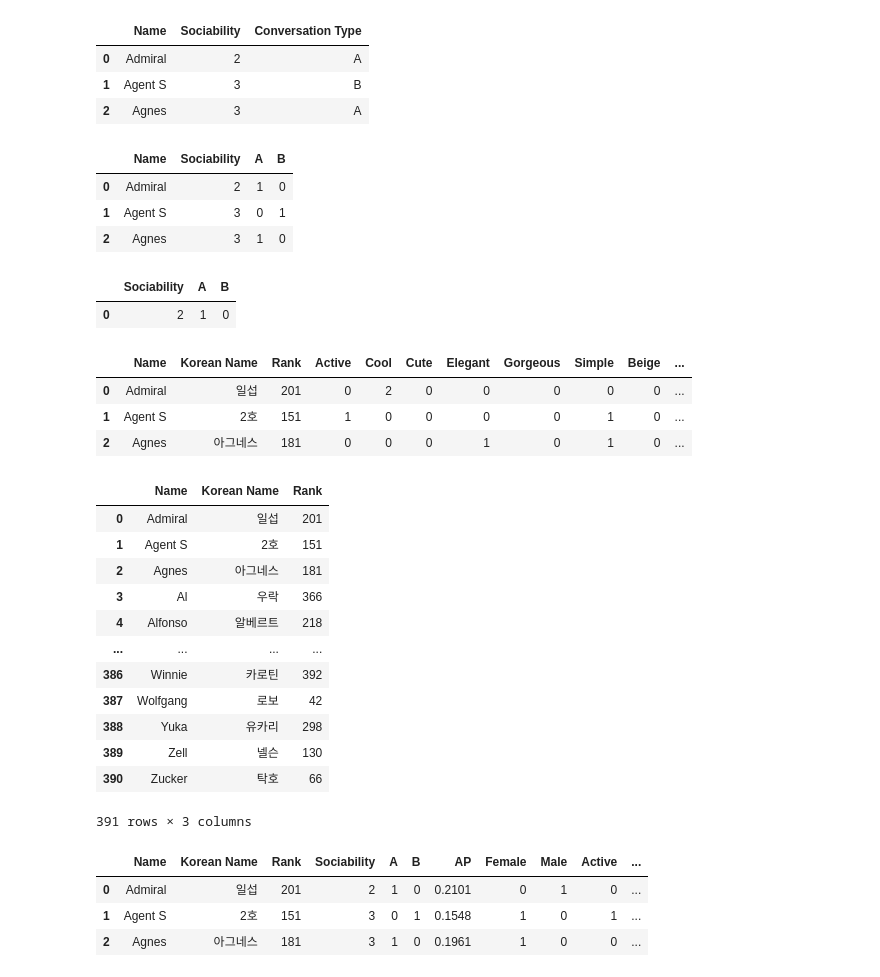
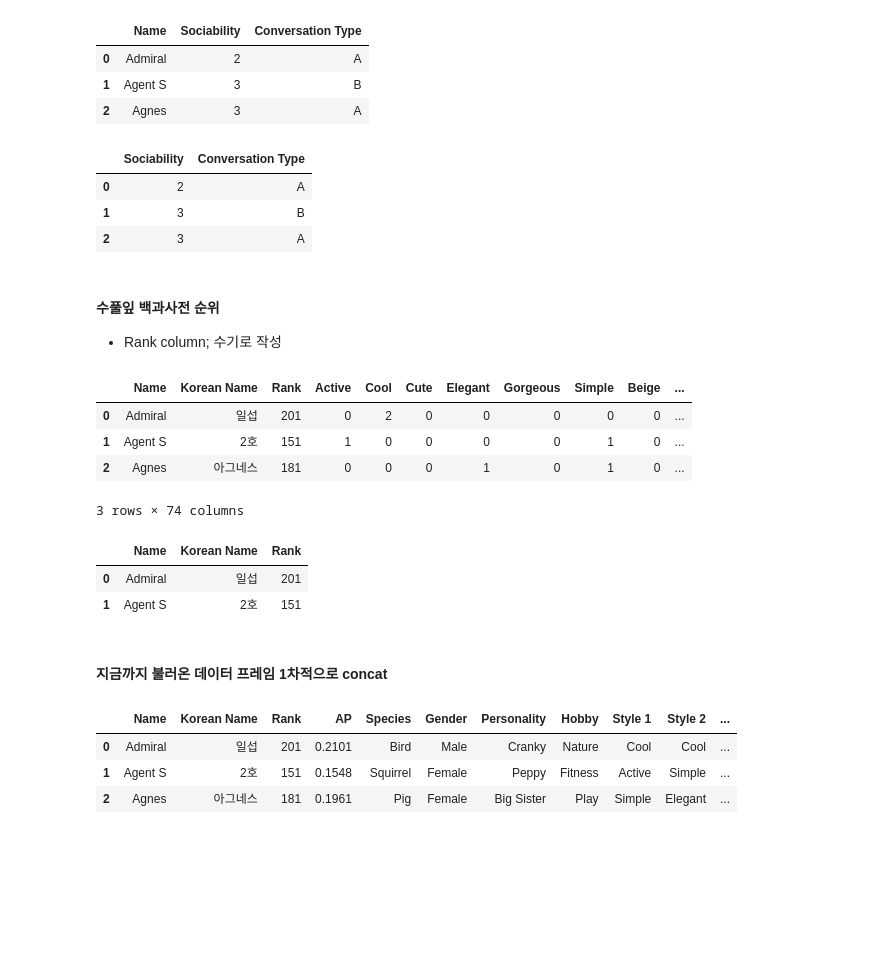
Before and after one commit to sohds/animal-acrossing-popularity, a Jupyter notebook: prep/prep-animal-acrossing-villager.ipynb, the cells around one changed output. Cells and saved outputs as stored; diff of their text form; code cells hidden in the pictures; blank space fills up the shorter version.

Commit message:
feat: new feature (Ranks, Exist) add

```diff
--- a/prep/prep-animal-acrossing-villager.ipynb
+++ b/prep/prep-animal-acrossing-villager.ipynb
@@ -179,0 +161,3 @@ final.head(3)
+# %%
+X_cols =  AP_df.iloc[:, 1:]
+X_cols.head(3)
@@ -179,0 +169,3 @@ final.head(3)
+# %%
+X_cols.insert(0, 'AP', X_cols.pop('AP'))
+X_cols.head(3)
@@ -220,55 +222,40 @@ social_points.head(3)
 | 0 | Admiral | 2 | A |
 | 1 | Agent S | 3 | B |
 | 2 | Agnes | 3 | A |
-# %%
-# Conversation Type One-Hot Encoding
-
-from dfrename import rename_columns
-
-encoded = pd.get_dummies(social_points, columns=['Conversation Type'], dtype=int)
-encoded = rename_columns(encoded)
-encoded.head(3)
-# %% [output]
-|  | Name | Sociability | A | B |
-| 0 | Admiral | 2 | 1 | 0 |
-| 1 | Agent S | 3 | 0 | 1 |
-| 2 | Agnes | 3 | 1 | 0 |
 # %%
-del encoded['Name']
-encoded.head(1)
+del social_points['Name']
+social_points.head(3)
 # %% [output]
-|  | Sociability | A | B |
-| 0 | 2 | 1 | 0 |
+|  | Sociability | Conversation Type |
+| 0 | 2 | A |
+| 1 | 3 | B |
+| 2 | 3 | A |
+# %% [markdown]
+#### 수풀잎 백과사전 순위
+* Rank column; 수기로 작성
 # %%
-before = pd.read_csv('../prep_data_files/beready_villagers.csv')
-before.head(3)
+names_w_rank = pd.read_csv('../prep_data_files/beready_villagers.csv')   # 수풀잎 백과사전 순위
+names_w_rank.head(3)
 # %% [output]
 |  | Name | Korean Name | Rank | Active | Cool | Cute | Elegant | Gorgeous | Simple | Beige | ... |
 | 0 | Admiral | 일섭 | 201 | 0 | 2 | 0 | 0 | 0 | 0 | 0 | ... |
 | 1 | Agent S | 2호 | 151 | 1 | 0 | 0 | 0 | 0 | 1 | 0 | ... |
 | 2 | Agnes | 아그네스 | 181 | 0 | 0 | 0 | 1 | 0 | 1 | 0 | ... |
+3 rows × 74 columns
-# %%
-before = before.iloc[:, :3]
-before
-# %% [output]
-|  | Name | Korean Name | Rank |
-| 0 | Admiral | 일섭 | 201 |
-| 1 | Agent S | 2호 | 151 |
-| 2 | Agnes | 아그네스 | 181 |
-| 3 | Al | 우락 | 366 |
-| 4 | Alfonso | 알베르트 | 218 |
-| ... | ... | ... | ... |
-| 386 | Winnie | 카로틴 | 392 |
-| 387 | Wolfgang | 로보 | 42 |
-| 388 | Yuka | 유카리 | 298 |
-| 389 | Zell | 넬슨 | 130 |
-| 390 | Zucker | 탁호 | 66 |
-391 rows × 3 columns
+# %%
+names_w_rank = names_w_rank.iloc[:, :3]
+names_w_rank.head(2)
+# %% [output]
+|  | Name | Korean Name | Rank |
+| 0 | Admiral | 일섭 | 201 |
+| 1 | Agent S | 2호 | 151 |
+# %% [markdown]
+#### 지금까지 불러온 데이터 프레임 1차적으로 concat
 # %%
-data = pd.concat([before, encoded, before_concat], axis=1)
+data = pd.concat([names_w_rank, X_cols, social_points], axis=1)
 data.head(3)
 # %% [output]
-|  | Name | Korean Name | Rank | Sociability | A | B | AP | Female | Male | Active | ... |
-| 0 | Admiral | 일섭 | 201 | 2 | 1 | 0 | 0.2101 | 0 | 1 | 0 | ... |
-| 1 | Agent S | 2호 | 151 | 3 | 0 | 1 | 0.1548 | 1 | 0 | 1 | ... |
-| 2 | Agnes | 아그네스 | 181 | 3 | 1 | 0 | 0.1961 | 1 | 0 | 0 | ... |
+|  | Name | Korean Name | Rank | AP | Species | Gender | Personality | Hobby | Style 1 | Style 2 | ... |
+| 0 | Admiral | 일섭 | 201 | 0.2101 | Bird | Male | Cranky | Nature | Cool | Cool | ... |
+| 1 | Agent S | 2호 | 151 | 0.1548 | Squirrel | Female | Peppy | Fitness | Active | Simple | ... |
+| 2 | Agnes | 아그네스 | 181 | 0.1961 | Pig | Female | Big Sister | Play | Simple | Elegant | ... |
```
Also changed, not shown: parts of 61 cells of this notebook, 3 other files.
